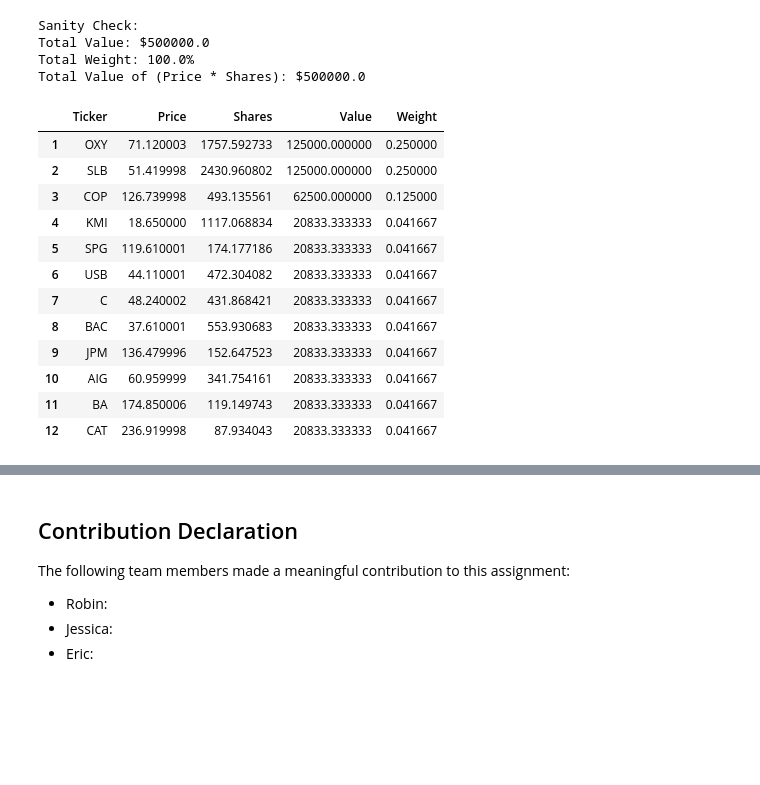
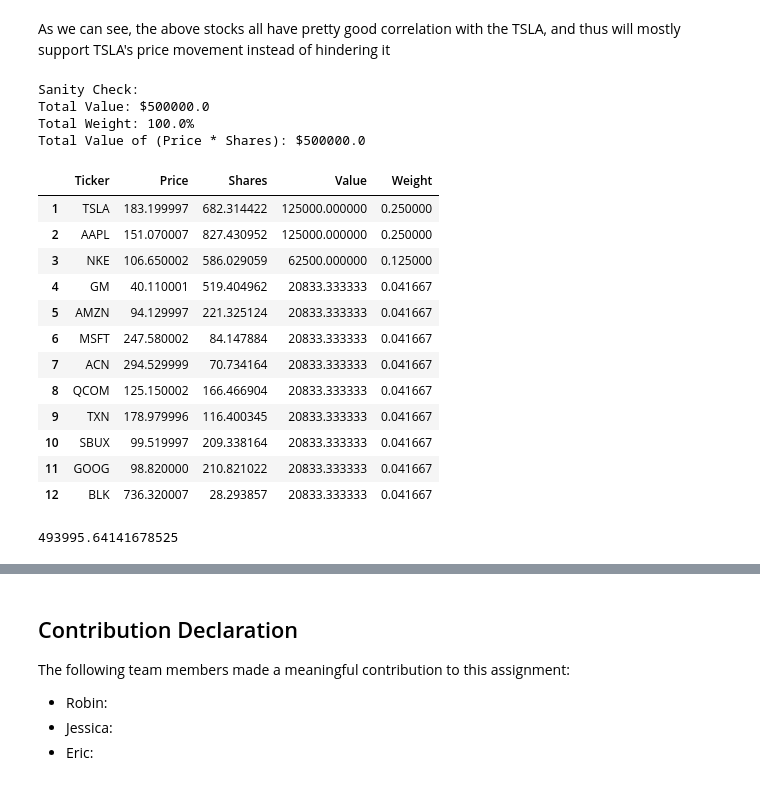
Before and after one commit to Eroica32/Investment-Portfolio-Builder, a Jupyter notebook: Team_XX_Assignment.ipynb, the cells around one changed output, grey strips where cells are left out. Saved outputs shown, nothing was run; the diff lists cells and outputs as text; code cells hidden in the pictures; blank space fills up the shorter version.

```diff
--- a/Team_XX_Assignment.ipynb
+++ b/Team_XX_Assignment.ipynb
@@ -19,0 +23,4 @@ initialInvestment = 500000
+# %%
+# All subsequent data retrieval will use the given dates
+start_date = "2021-11-25"
+end_date = "2022-11-25"
@@ -278,8 +270,19 @@ def calculateCorrelation(ticker1, ticker2):
     return correlation
 # %%
 def selectPortfolio(mainStock, tickerList):
+    '''
+    purpose:
+        to create a portfolio consisted of the stock with the highest standard deviation (stock A)
+        and 11 other stocks who has a high correlation with stock A
+    Input:
+        mainStock (Stock object): the stock with the highest standard deviation
+        tickerList (listof Stock objects): used to determine which stock has a high correlation to stock A
+    Output:
+        A dictionary with Stock objects as the keys and correlation with main stock as the value
+    '''
     portfolio = {mainStock:1}
     correlationDict = dict()
+    targetNumberofStocks = 12
 
     for ticker in tickerList:
         if ticker.ticker != mainStock.ticker:
@@ -287,25 +290,29 @@ def selectPortfolio(mainStock, tickerList):
 
     threshold = 0.95
     while True:
+        # add all stocks which have correlation the mainStock above the threshold
         for key in correlationDict:
             if correlationDict[key] >= threshold:
                 portfolio[key] = correlationDict[key]
+        # if too few stocks then restart the process with a lower threshold
         if len(portfolio) < targetNumberofStocks:
                 portfolio = {mainStock:1}
                 threshold -= 0.05
+        # if too many stocks then restart the process with a higher threshold
         elif len(portfolio) > targetNumberofStocks:
                 portfolio = {mainStock:1}
                 threshold += 0.00001
-        else:
+        else: # when we have exactly 12 stocks
             break
 
     return portfolio
 
+# sort it
 portfolioObj = list(sorted(selectPortfolio(mainStock, stockObjects).items(), key=lambda x:x[1], reverse=True))
 highestCorrelationObj = portfolioObj[1][0]
 secondHighestCorrelationObj = portfolioObj[2][0]
 
 for pair in portfolioObj:
-    print(pair[0].ticker + " and OXY:", pair[1])
-portfolioObj = dict(portfolioObj)
+    print(pair[0].ticker + " and " + mainStock.ticker + ":", pair[1])
+portfolioObj = list(dict(portfolioObj).keys()) # turn it into a list of objects for future ease of use
 # %% [output]
@@ -324,6 +331,21 @@ CAT and OXY: 0.5270609510239472
+# %% [markdown]
+As we can see, the above stocks all have pretty good correlation with the TSLA, and thus will mostly support TSLA's price movement instead of hindering it
 # %%
 def portfolioFinal(portfolioObj):
+    '''
+    Purpose:
+        to create the Portfolio_Final dataframe as indicated in the assignment
+    Inputs:
+        portfolioObj (listof Stock objects): a list with Stock objects
+    Outputs:
+        a dataframe with "Ticker", "Price", "weight", "Value" and "Shares" columns
+    '''
     totalWeight = 1
+    maxWeight = 0.25
+    initialInvestment = 500000
+    targetNumberofStocks = 12
+
+    # dataframe creation preparation
     tempDict = dict()
     tempPrice = []
     tempShares = []
@@ -337,50 +359,60 @@ def portfolioFinal(portfolioObj):
         tempPrice.append(price)
         weight = 0
 
+        # assign minimum weighting requirement to the supporting stock
         if(ticker.ticker != mainStock.ticker and ticker.ticker != highestCorrelationObj.ticker and ticker.ticker != secondHighestCorrelationObj.ticker):
             weight = (100/(2*targetNumberofStocks))/100
             totalWeight -= weight
+        # assign max weight to the mainStock and the stock with highest correlation to mainStock
         elif(ticker.ticker == mainStock.ticker or ticker.ticker == highestCorrelationObj.ticker):
             weight = maxWeight
             totalWeight -= weight
+        # assign appropriate weighting to the stock with second highest correlation to mainStock
+        # to satisfy portfolio requirement
         elif(ticker.ticker == secondHighestCorrelationObj.ticker):
             weight = 1 - (((targetNumberofStocks-3) * (100/(2*targetNumberofStocks))/100) + 2 * maxWeight)
 
         tempWeight.append(weight)
         value = initialInvestment*weight
         tempValue.append(value)
         tempShares.append(value/price)
         tempTicker.append(ticker.ticker)
 
+    # final dataframe creation
     tempDict = {"Ticker":tempTicker, "Price":tempPrice, "Shares":tempShares,
     "Value":tempValue, "Weight":tempWeight, }
     Portfolio_Final = pd.DataFrame(tempDict)
 
+    # reset the index as required
     Portfolio_Final.index += 1
 
     return Portfolio_Final
 
 Portfolio_Final = portfolioFinal(portfolioObj)
 print("Sanity Check: ")
 print("Total Value: $" + str(Portfolio_Final.Value.sum()))
 print("Total Weight: " + str(Portfolio_Final.Weight.sum()*100) + "%")
 print("Total Value of (Price * Shares): $" + str((Portfolio_Final.Price * Portfolio_Final.Shares).sum()))
 Portfolio_Final
 # %% [output]
 Sanity Check:
 Total Value: $500000.0
 Total Weight: 100.0%
 Total Value of (Price * Shares): $500000.0
 |  | Ticker | Price | Shares | Value | Weight |
-| 1 | OXY | 71.120003 | 1757.592733 | 125000.000000 | 0.250000 |
-| 2 | SLB | 51.419998 | 2430.960802 | 125000.000000 | 0.250000 |
-| 3 | COP | 126.739998 | 493.135561 | 62500.000000 | 0.125000 |
-| 4 | KMI | 18.650000 | 1117.068834 | 20833.333333 | 0.041667 |
-| 5 | SPG | 119.610001 | 174.177186 | 20833.333333 | 0.041667 |
-| 6 | USB | 44.110001 | 472.304082 | 20833.333333 | 0.041667 |
-| 7 | C | 48.240002 | 431.868421 | 20833.333333 | 0.041667 |
-| 8 | BAC | 37.610001 | 553.930683 | 20833.333333 | 0.041667 |
-| 9 | JPM | 136.479996 | 152.647523 | 20833.333333 | 0.041667 |
-| 10 | AIG | 60.959999 | 341.754161 | 20833.333333 | 0.041667 |
-| 11 | BA | 174.850006 | 119.149743 | 20833.333333 | 0.041667 |
-| 12 | CAT | 236.919998 | 87.934043 | 20833.333333 | 0.041667 |
+| 1 | TSLA | 183.199997 | 682.314422 | 125000.000000 | 0.250000 |
+| 2 | AAPL | 151.070007 | 827.430952 | 125000.000000 | 0.250000 |
+| 3 | NKE | 106.650002 | 586.029059 | 62500.000000 | 0.125000 |
+| 4 | GM | 40.110001 | 519.404962 | 20833.333333 | 0.041667 |
+| 5 | AMZN | 94.129997 | 221.325124 | 20833.333333 | 0.041667 |
+| 6 | MSFT | 247.580002 | 84.147884 | 20833.333333 | 0.041667 |
+| 7 | ACN | 294.529999 | 70.734164 | 20833.333333 | 0.041667 |
+| 8 | QCOM | 125.150002 | 166.466904 | 20833.333333 | 0.041667 |
+| 9 | TXN | 178.979996 | 116.400345 | 20833.333333 | 0.041667 |
+| 10 | SBUX | 99.519997 | 209.338164 | 20833.333333 | 0.041667 |
+| 11 | GOOG | 98.820000 | 210.821022 | 20833.333333 | 0.041667 |
+| 12 | BLK | 736.320007 | 28.293857 | 20833.333333 | 0.041667 |
+# %%
+Portfolio_Final.iloc[0,2]*4*181
+# %% [output]
+493995.64141678525
```
Also changed, not shown: parts of 17 cells of this notebook, 2 other files.
